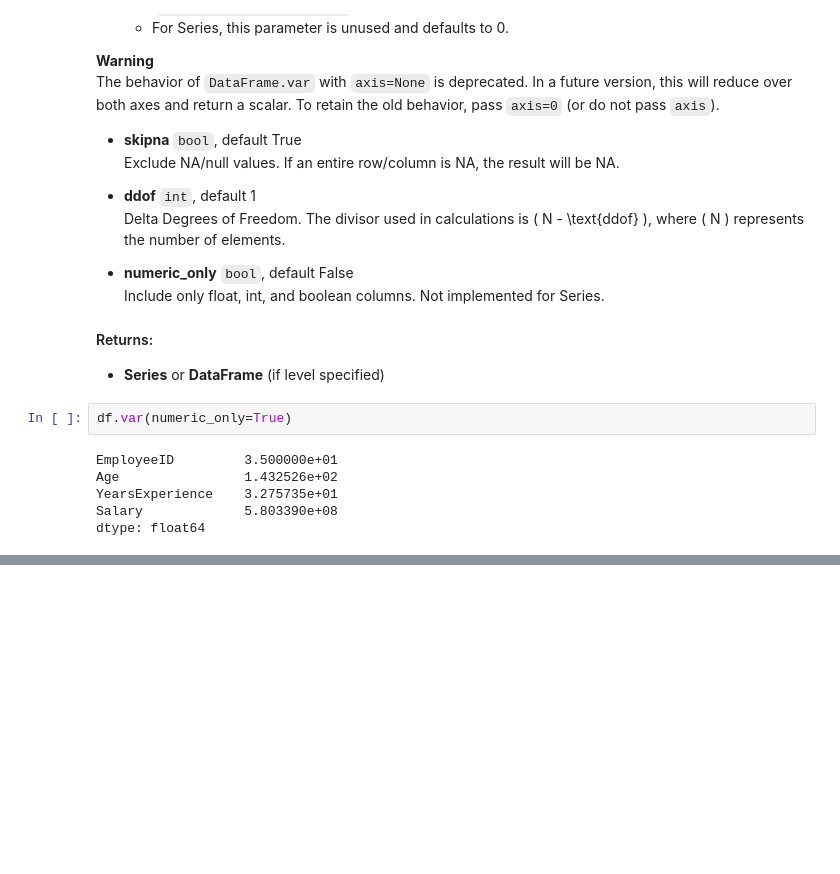
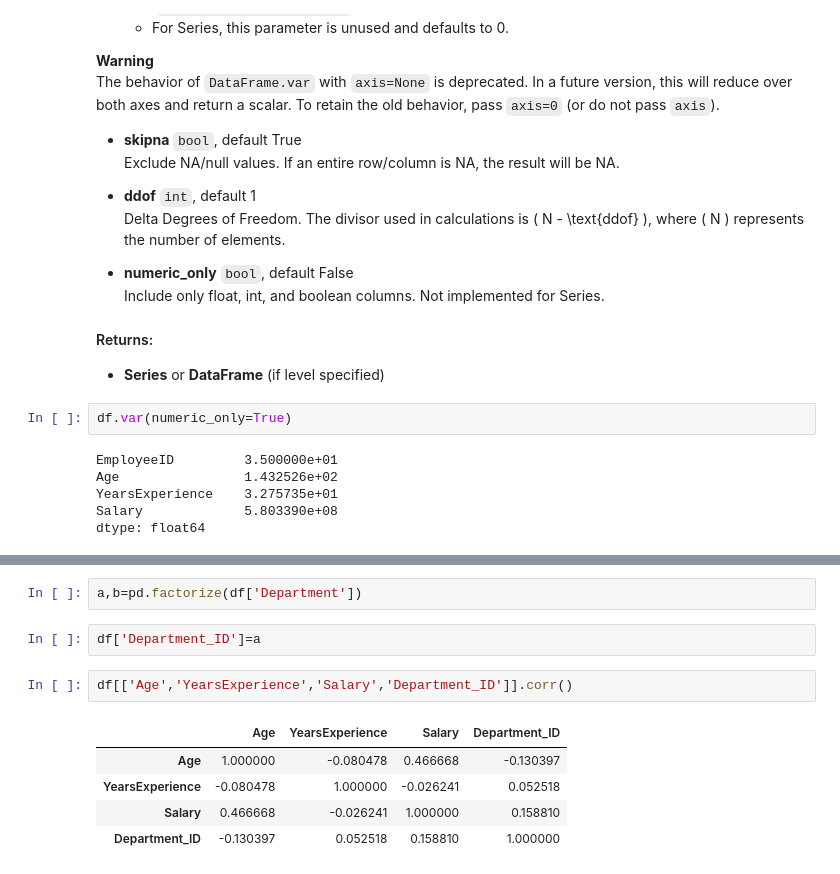
Before and after one commit to AsadulloAbdullayev/Functions-of-pandas, a Jupyter notebook: Statistical Functions.ipynb, the cells around one changed output, grey strips where cells are left out. Drawn from its saved outputs; the diff is of its cells as text; blank space fills up the shorter version.

```diff
--- a/Statistical Functions.ipynb
+++ b/Statistical Functions.ipynb
@@ -302,0 +330,12 @@ dtype: float64
+# %%
+a,b=pd.factorize(df['Department'])
+# %%
+df['Department_ID']=a
+# %%
+df[['Age','YearsExperience','Salary','Department_ID']].corr()
+# %% [output]
+|  | Age | YearsExperience | Salary | Department_ID |
+| Age | 1.000000 | -0.080478 | 0.466668 | -0.130397 |
+| YearsExperience | -0.080478 | 1.000000 | -0.026241 | 0.052518 |
+| Salary | 0.466668 | -0.026241 | 1.000000 | 0.158810 |
+| Department_ID | -0.130397 | 0.052518 | 0.158810 | 1.000000 |
```
Also changed, not shown: parts of 2 cells of this notebook, 1 other file.
